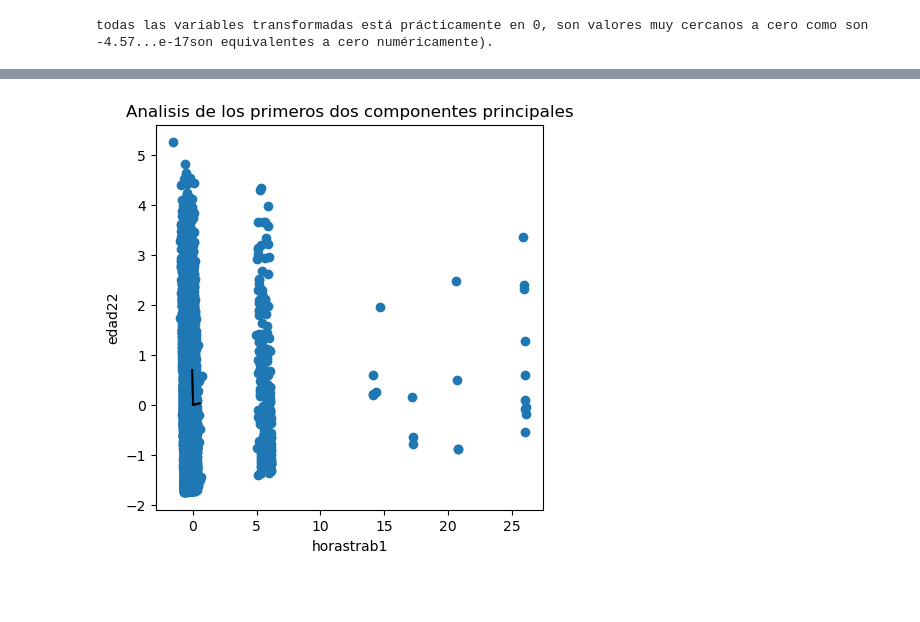
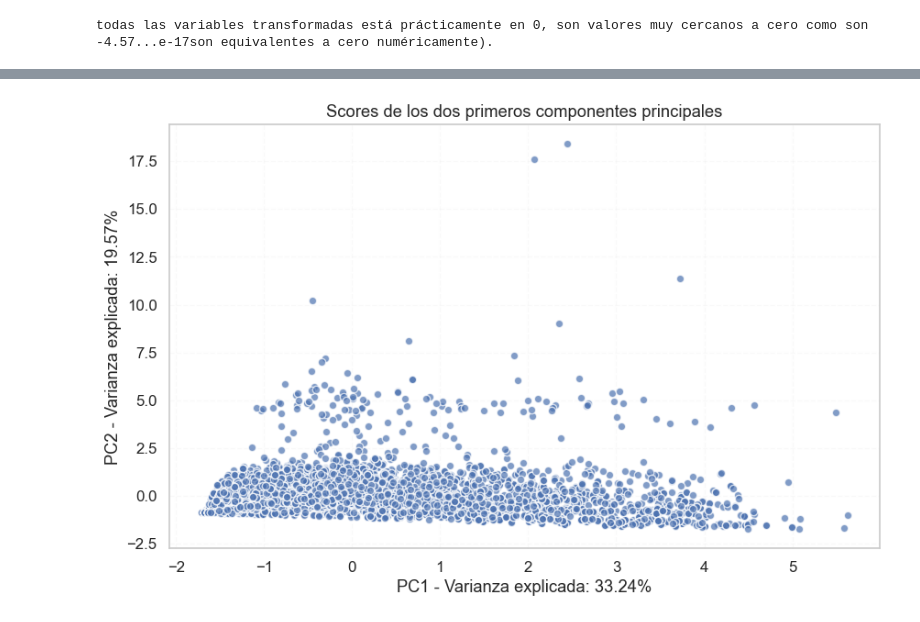
Before and after one commit to jtomasello247/Big_Data_TP3_Grupo13, a Jupyter notebook: TP3.ipynb, the cells around one changed output, grey strips where cells are left out. Cells and saved outputs as stored; diff of their text form; code cells hidden in the pictures; blank space fills up the shorter version.

```diff
--- a/TP3.ipynb
+++ b/TP3.ipynb
@@ -1221,4 +1230,5 @@ from sklearn.decomposition import PCA
 
 # Aplicamos PCA
 pca = PCA(n_components=2)  # o más si necesitas
-scores = pca.fit_transform(dffinal_transformed)  # esto genera las coordenadas en el nuevo espacio
+scores = pca.fit_transform(df_combinado3_transformado)  # esto genera las coordenadas en el nuevo espacio
+print(scores)
@@ -1253,14 +1243,14 @@ plt.show()
-# %%
-i, j, k, l, m = 0, 1, 2, 3, 4
-fig, ax = plt.subplots(1, 1, figsize=(5, 5))
-ax.scatter(scores[:,0], scores[:,1])
-ax.set_xlabel('edad%d' % (i+1))
-ax.set_ylabel('edad2%d' % (j+1))
-ax.set_xlabel('educ%d' % (k+1))
-ax.set_xlabel('salario_semanal%d' % (l+1))
-ax.set_xlabel('horastrab%d' % (i+1))
-plt.title('Analisis de los primeros dos componentes principales')
-for k in range(pca.components_.shape[1]):
-    ax.arrow(0, 0, pca.components_[i,k], pca.components_[j,k])
-# %% [output]
-[figure, removed]
+# %%
+plt.figure(figsize=(10, 6))
+plt.scatter(scores[:, 0], scores[:, 1], alpha=0.7, edgecolors='w')
+
+# Configurar etiquetas con la varianza explicada
+plt.xlabel(f'PC1 - Varianza explicada: {pca.explained_variance_ratio_[0]:.2%}')
+plt.ylabel(f'PC2 - Varianza explicada: {pca.explained_variance_ratio_[1]:.2%}')
+plt.title('Scores de los dos primeros componentes principales')
+plt.grid(True, linestyle='--', alpha=0.1)
+
+# Mostrar el gráfico
+plt.show()
+# %% [output]
+[figure, added]
```
Also changed, not shown: parts of 4 cells of this notebook.
